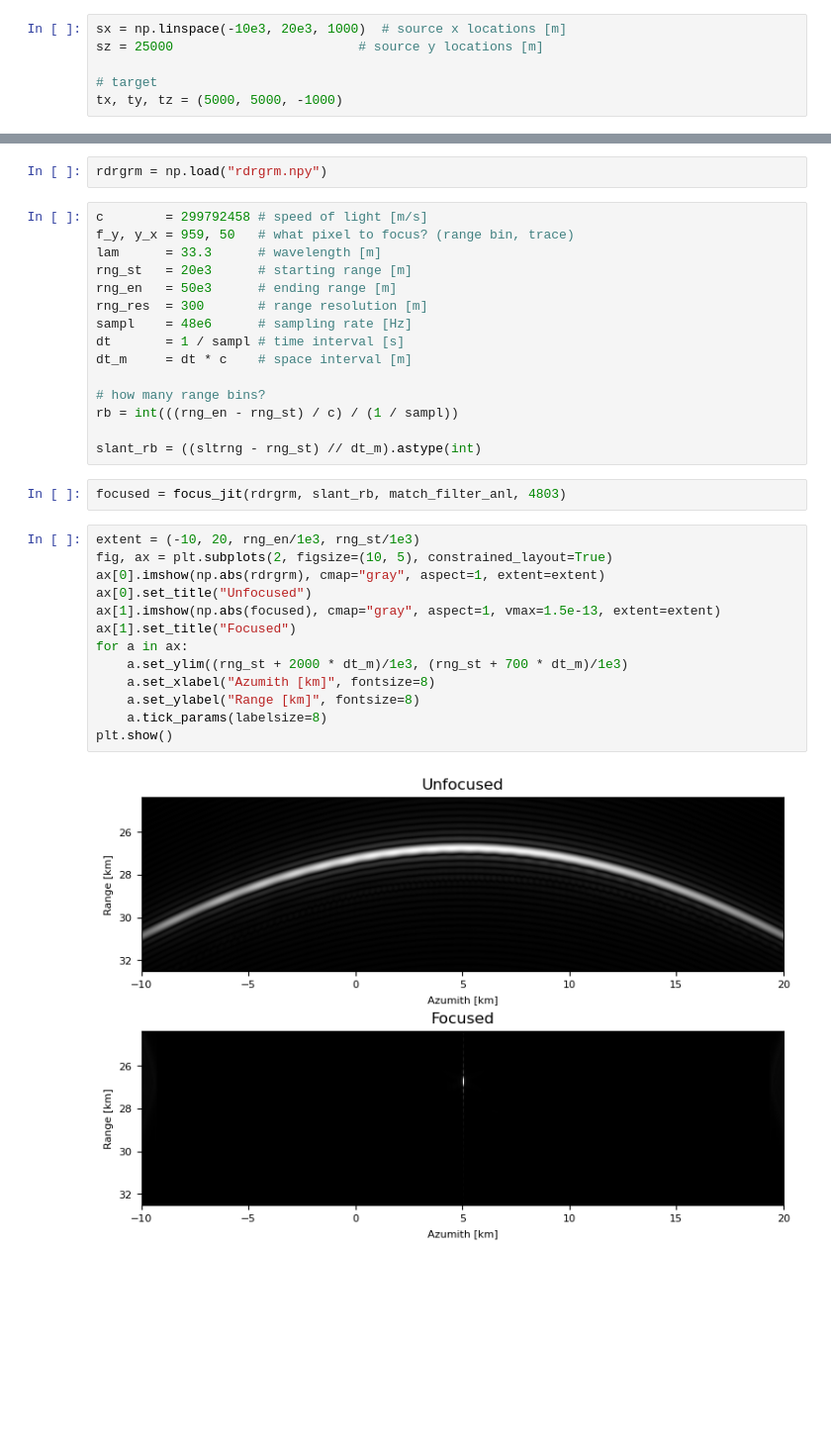
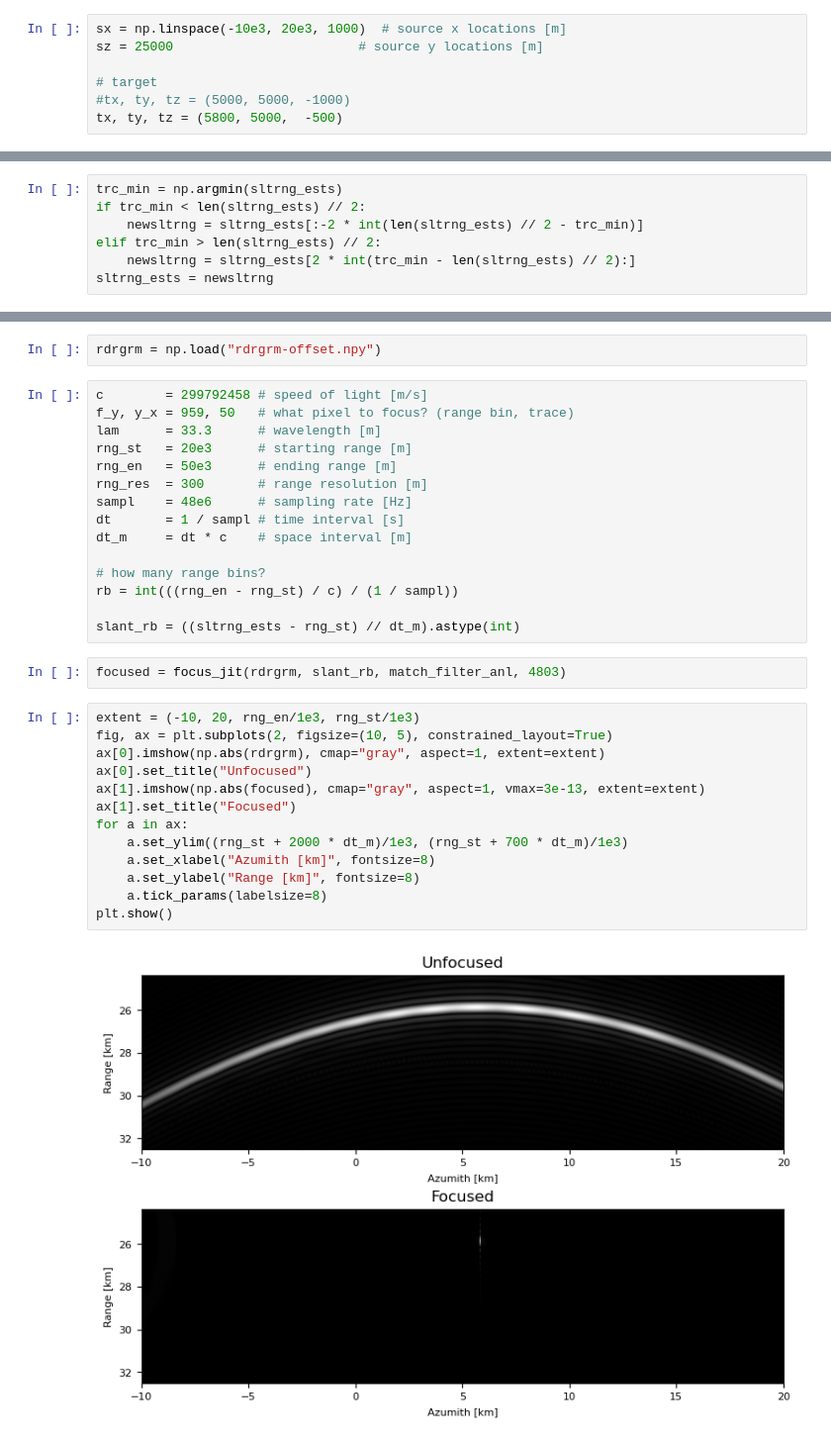
Before and after one commit to Nacnud04/EuropaRaypaths, a Jupyter notebook: examples/focusing/FocusGeometry.ipynb, the cells around one changed output, grey strips where cells are left out. Shown: that part at 99% size. Drawn from its saved outputs; the diff is of its cells as text; blank space fills up the shorter version.

```diff
--- a/examples/focusing/FocusGeometry.ipynb
+++ b/examples/focusing/FocusGeometry.ipynb
@@ -13,7 +18,8 @@ sx = np.linspace(-10e3, 20e3, 1000)  # source x locations [m]
 sz = 25000                        # source y locations [m]
 
 # target
-tx, ty, tz = (5000, 5000, -1000)
+#tx, ty, tz = (5000, 5000, -1000)
+tx, ty, tz = (5800, 5000,  -500)
 # %% [markdown]
 ## Load sim data
 # %%
@@ -40,2 +46,9 @@ plt.show()
 # %% [markdown]
 ## Attempt at focusing with purely the slant range estimate
+# %%
+trc_min = np.argmin(sltrng_ests)
+if trc_min < len(sltrng_ests) // 2:
+    newsltrng = sltrng_ests[:-2 * int(len(sltrng_ests) // 2 - trc_min)]
+elif trc_min > len(sltrng_ests) // 2:
+    newsltrng = sltrng_ests[2 * int(trc_min - len(sltrng_ests) // 2):]
+sltrng_ests = newsltrng
@@ -43,7 +58,7 @@ plt.show()
 k = (2 * np.pi) / 33.3
 match_filter_anl = np.exp(-2j * k * sltrng_ests)
 # %%
-rdrgrm = np.load("rdrgrm.npy")
+rdrgrm = np.load("rdrgrm-offset.npy")
 # %%
 c        = 299792458 # speed of light [m/s]
 f_y, y_x = 959, 50   # what pixel to focus? (range bin, trace)
@@ -58,21 +73,21 @@ dt_m     = dt * c    # space interval [m]
 # how many range bins?
 rb = int(((rng_en - rng_st) / c) / (1 / sampl))
 
-slant_rb = ((sltrng - rng_st) // dt_m).astype(int)
+slant_rb = ((sltrng_ests - rng_st) // dt_m).astype(int)
 # %%
 focused = focus_jit(rdrgrm, slant_rb, match_filter_anl, 4803)
 # %%
 extent = (-10, 20, rng_en/1e3, rng_st/1e3)
 fig, ax = plt.subplots(2, figsize=(10, 5), constrained_layout=True)
 ax[0].imshow(np.abs(rdrgrm), cmap="gray", aspect=1, extent=extent)
 ax[0].set_title("Unfocused")
-ax[1].imshow(np.abs(focused), cmap="gray", aspect=1, vmax=1.5e-13, extent=extent)
+ax[1].imshow(np.abs(focused), cmap="gray", aspect=1, vmax=3e-13, extent=extent)
 ax[1].set_title("Focused")
 for a in ax:
     a.set_ylim((rng_st + 2000 * dt_m)/1e3, (rng_st + 700 * dt_m)/1e3)
     a.set_xlabel("Azumith [km]", fontsize=8)
     a.set_ylabel("Range [km]", fontsize=8)
     a.tick_params(labelsize=8)
 plt.show()
 # %% [output]
-[figure, old version]
+[figure, new version]
```
Also changed, not shown: parts of 4 cells of this notebook, 4 other files.
